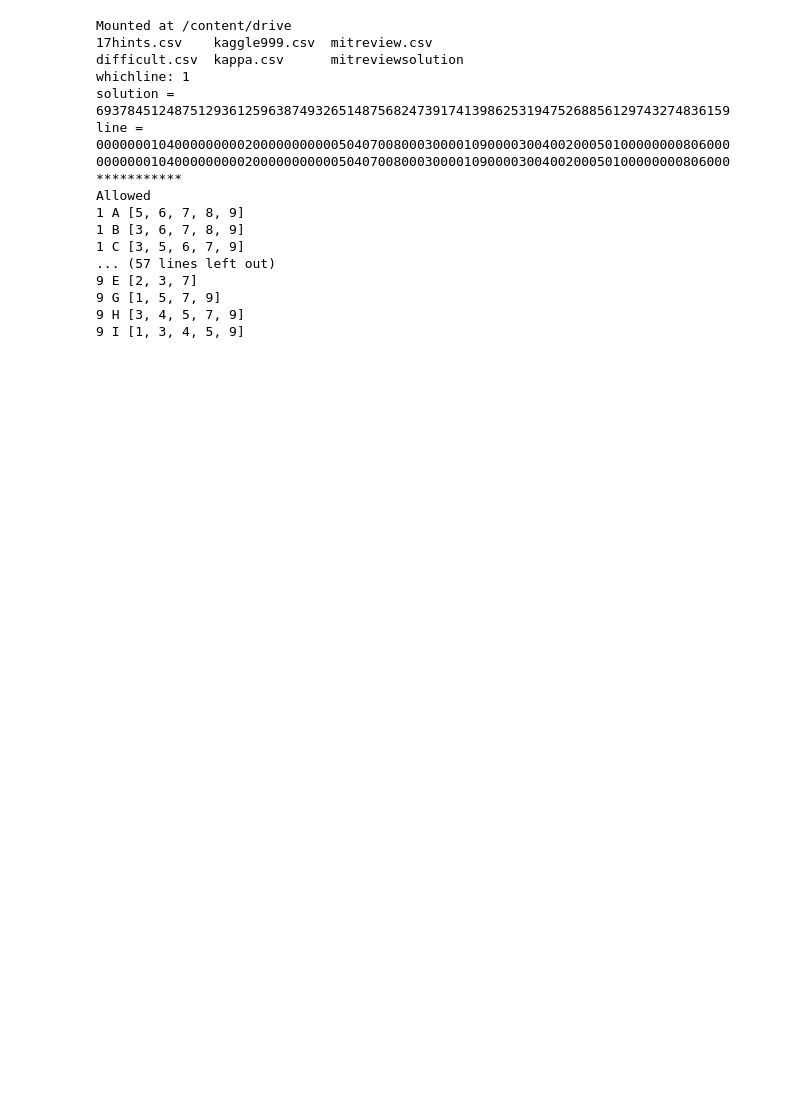
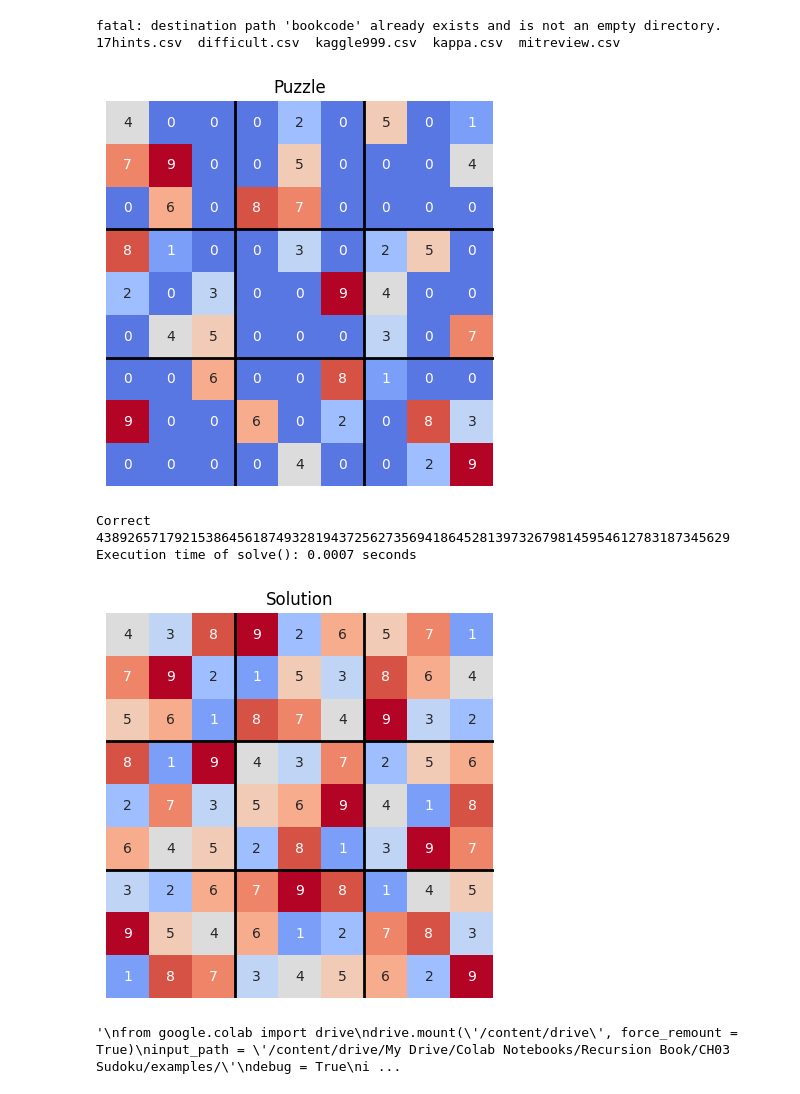
Before and after one commit to python4recursion/bookcode, a Jupyter notebook: CH03/3_sudoku.ipynb, the cells around one changed output. Drawn from its saved outputs; the diff is of its cells as text; code cells hidden in the pictures; blank space fills up the shorter version.

```diff
--- a/CH03/3_sudoku.ipynb
+++ b/CH03/3_sudoku.ipynb
@@ -197,7 +197,51 @@ class Sudoku:
             row += 1
             col = 0
         return [row, col]
+# %%
+!git clone https://github.com/python4recursion/bookcode.git
+!ls -F bookcode/CH03/inputs/
+# input_file = 'bookcode/CH03/inputs/17hints.csv'
+input_file = 'bookcode/CH03/inputs/kaggle999.csv'
+dim = 1
+debug = False
+sdk = Sudoku(input_file, dim, debug)
+# %% [output]
+fatal: destination path 'bookcode' already exists and is not an empty directory.
+17hints.csv  difficult.csv  kaggle999.csv  kappa.csv  mitreview.csv
+# %%
+import matplotlib.pyplot as plt
+import seaborn as sns
+import time # Import the time module
+
+def draw_sudoku(sdk, title = 'Soluion'):
+  fig = plt.figure(figsize=(5, 5))
+  ax = sns.heatmap(sdk.cells, annot= True, cmap='coolwarm', cbar=False, xticklabels=False, yticklabels=False, vmin = -1, vmax = 9)
+  # Add lines to delineate 3x3 blocks
+  for i in range(1, 3):
+      ax.axhline(3 * i, color='black', linewidth=2)
+      ax.axvline(3 * i, color='black', linewidth=2)
+  plt.title(title)
+  plt.show()
+  return fig
+
+puzzle_fig = draw_sudoku(sdk, 'Puzzle')
+puzzle_fig.savefig('sudoku_puzzle.pdf')
+
+start_time = time.time() # Record start time
+sdk.solve()
+end_time = time.time() # Record end time
+
+print(f"Execution time of solve(): {end_time - start_time:.4f} seconds") # Print execution time
+solution_fig = draw_sudoku(sdk, 'Solution')
+solution_fig.savefig('sudoku_solution.pdf')
+# %% [output]
+[figure, added]
+Correct
+438926571792153864561874932819437256273569418645281397326798145954612783187345629
+Execution time of solve(): 0.0007 seconds
+[figure, added]
 # %%
+'''
 from google.colab import drive
 drive.mount('/content/drive', force_remount = True)
 input_path = '/content/drive/My Drive/Colab Notebooks/Recursion Book/CH03 Sudoku/examples/'
@@ -207,21 +251,6 @@ if (debug):
 input_file = input_path + '17hints.csv'
 dim = 1
 sdk = Sudoku(input_file, dim, debug)
+'''
 # %% [output]
-Mounted at /content/drive
-17hints.csv    kaggle999.csv  mitreview.csv
-difficult.csv  kappa.csv      mitreviewsolution
-whichline: 1
-solution = 693784512487512936125963874932651487568247391741398625319475268856129743274836159
-line = 000000010400000000020000000000050407008000300001090000300400200050100000000806000
-000000010400000000020000000000050407008000300001090000300400200050100000000806000
-***********
-Allowed
-1 A [5, 6, 7, 8, 9]
-1 B [3, 6, 7, 8, 9]
-1 C [3, 5, 6, 7, 9]
-... (57 lines left out)
-9 E [2, 3, 7]
-9 G [1, 5, 7, 9]
-9 H [3, 4, 5, 7, 9]
-9 I [1, 3, 4, 5, 9]
+'\nfrom google.colab import drive\ndrive.mount(\'/content/drive\', force_remount = True)\ninput_path = \'/content/drive/My Drive/Colab Notebooks/Recursion Book/CH03 Sudoku/examples/\'\ndebug = True\ni ...
```
Also changed, not shown: parts of 3 cells of this notebook.
